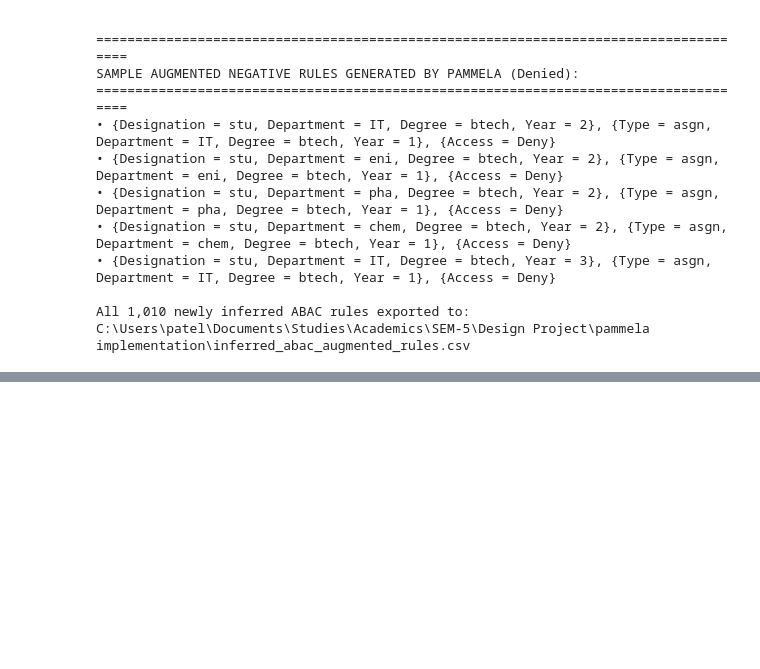
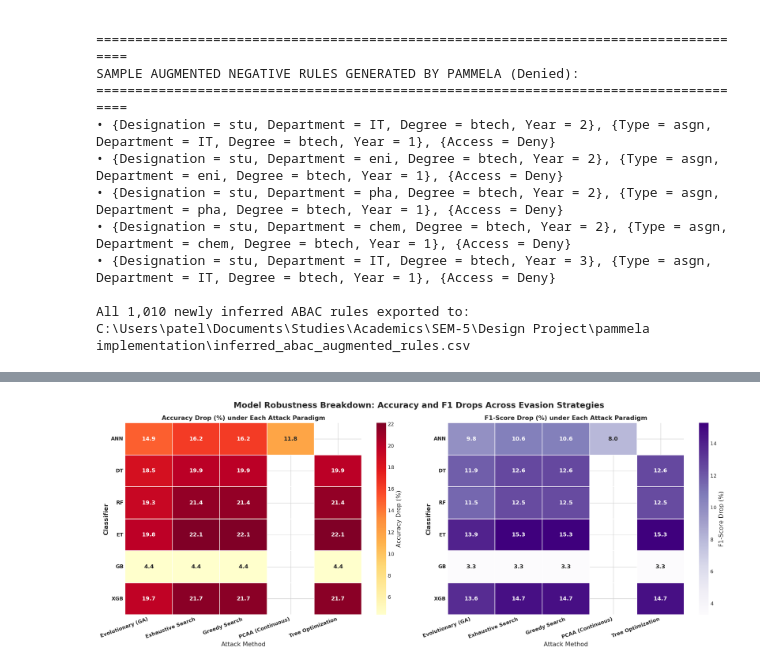
Before and after one commit to Harpil70/pammla-implementation-with-attacks, a Jupyter notebook: pammela.ipynb, the cells around one changed output, grey strips where cells are left out. Cells and saved outputs as stored; diff of their text form; code cells hidden in the pictures; blank space fills up the shorter version.

```diff
--- a/pammela.ipynb
+++ b/pammela.ipynb
@@ -1143,0 +1266,31 @@ The empirical evaluation proves that standard supervised models trained on ABAC
+# %%
+# =====================================================================
+# 17. MATPLOTLIB PLOT 7: ACCURACY & F1-SCORE DEGRADATION ACROSS ATTACKS
+# =====================================================================
+
+fig, axes = plt.subplots(1, 2, figsize=(18, 7))
+fig.suptitle('Model Robustness Breakdown: Accuracy and F1 Drops Across Evasion Strategies', fontsize=16, fontweight='bold', y=0.98)
+
+# Panel 1: Accuracy Drop Heatmap (Classifier vs Attack Method)
+pivot_acc_drop = all_attacks_df.pivot(index='Classifier', columns='Attack Method', values='Acc Drop (%)').reindex(models_order)
+sns.heatmap(pivot_acc_drop, annot=True, fmt='.1f', cmap='YlOrRd', ax=axes[0], cbar_kws={'label': 'Accuracy Drop (%)'},
+            annot_kws={'fontsize': 11, 'fontweight': 'bold'}, linewidths=1, linecolor='white')
+axes[0].set_title('Accuracy Drop (%) under Each Attack Paradigm', fontweight='bold', fontsize=12)
+axes[0].set_ylabel('Classifier', fontweight='bold')
+axes[0].set_xticklabels(axes[0].get_xticklabels(), rotation=20, ha='right', fontweight='bold')
+axes[0].set_yticklabels(models_order, rotation=0, fontweight='bold')
+
+# Panel 2: F1-Score Drop Heatmap (Classifier vs Attack Method)
+pivot_f1_drop = all_attacks_df.pivot(index='Classifier', columns='Attack Method', values='F1 Drop (%)').reindex(models_order)
+sns.heatmap(pivot_f1_drop, annot=True, fmt='.1f', cmap='Purples', ax=axes[1], cbar_kws={'label': 'F1-Score Drop (%)'},
+            annot_kws={'fontsize': 11, 'fontweight': 'bold'}, linewidths=1, linecolor='white')
+axes[1].set_title('F1-Score Drop (%) under Each Attack Paradigm', fontweight='bold', fontsize=12)
+axes[1].set_ylabel('Classifier', fontweight='bold')
+axes[1].set_xticklabels(axes[1].get_xticklabels(), rotation=20, ha='right', fontweight='bold')
+axes[1].set_yticklabels(models_order, rotation=0, fontweight='bold')
+
+plt.tight_layout()
+plt.savefig(os.path.join(PLOTS_DIR, '07_attack_success_rate_comparison.png'), dpi=150, bbox_inches='tight')
+plt.show()
+# %% [output]
+[figure, added]
```
Also changed, not shown: parts of 16 cells of this notebook, 7 other files.
